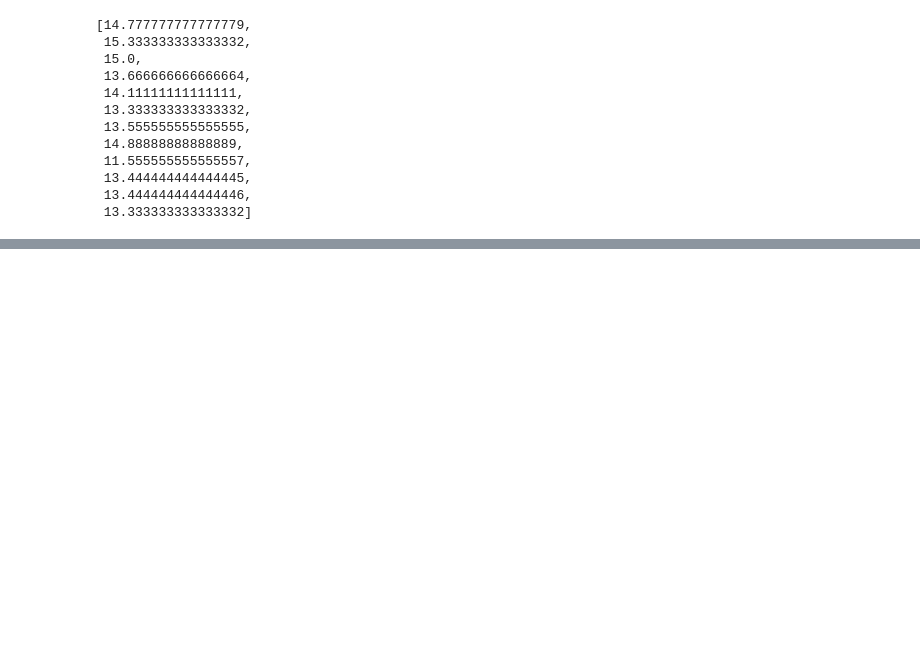
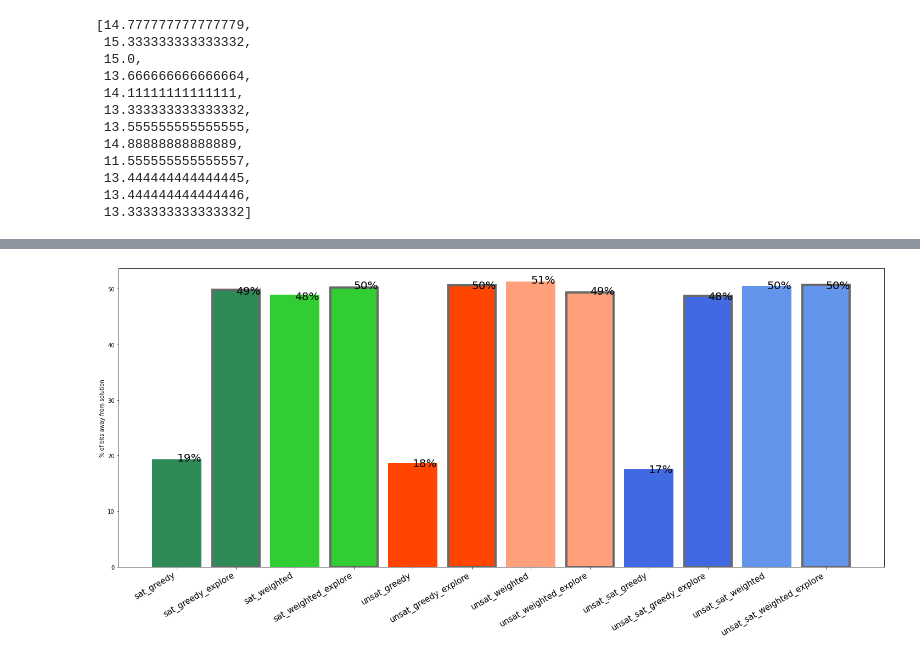
Before and after one commit to harshv834/coding_theory_proj, a Jupyter notebook: plots.ipynb, the cells around one changed output, grey strips where cells are left out. Cells and saved outputs as stored; diff of their text form; code cells hidden in the pictures; blank space fills up the shorter version.

```diff
--- a/plots.ipynb
+++ b/plots.ipynb
@@ -56,6 +34,9 @@ self.absolute_correct = absolute_correct
 self.is_codeword = is_codeword
 # %% [output]
 NameError: name 'l1_dist' is not defined
+# %%
+colors = ['seagreen', 'seagreen', 'limegreen', 'limegreen', 'orangered', 'orangered', 'lightsalmon', 'lightsalmon', 'royalblue', 'royalblue', 'cornflowerblue', 'cornflowerblue']
+edgecolors = ['seagreen','dimgrey', 'limegreen', 'dimgrey', 'orangered', 'dimgrey','lightsalmon', 'dimgrey','royalblue', 'dimgrey','cornflowerblue', 'dimgrey',]
 # %%
 short = []
 med = []
@@ -143,0 +112,6 @@ stats
+# %%
+with open("results_myro.pickle","rb") as f:
+    stats = pickle.load(f)
+# %%
+n = [20, 50, 100]
+rate = [0.1, 0.25, 0.4]
@@ -143,0 +133,30 @@ stats
+# %%
+short = []
+med = []
+long = []
+total_count = len(rate)
+for key in stats.keys():
+    short_l1_dist_avg = 0
+    med_l1_dist_avg = 0
+    long_l1_dist_avg = 0
+
+    for i in rate:
+        short_l1_dist_avg += stats[key][(n[0],)+(i,)].l1_dist/total_count
+        med_l1_dist_avg += stats[key][(n[1],)+(i,)].l1_dist/total_count
+        long_l1_dist_avg += stats[key][(n[2],)+(i,)].l1_dist/total_count
+
+    short.append(short_l1_dist_avg/n[0]*100)
+    med.append(med_l1_dist_avg/n[1]*100)
+    long.append(long_l1_dist_avg/n[2]*100)
+# %%
+fig, ax = plt.subplots(figsize=(25, 10))
+
+plt.bar(list(stats.keys()), med, color=colors, edgecolor=edgecolors, linewidth=4)
+plt.xticks(fontsize=15)
+for i in range(len(med)):
+    plt.text(i,int(med[i]), str(int(med[i]))+'%', size=20)
+plt.ylabel('% of bits away from solution')
+plt.setp(ax.get_xticklabels(), rotation=30, horizontalalignment='right')
+plt.show()
+# %% [output]
+[figure, added]
```
Also changed, not shown: parts of 38 cells of this notebook.
